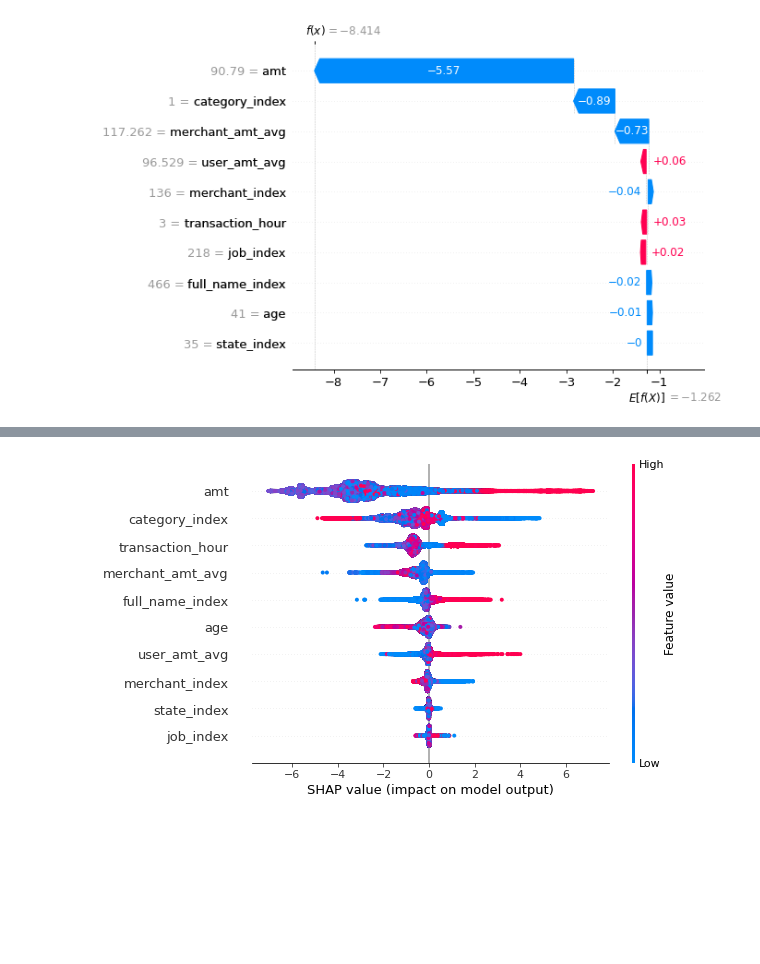
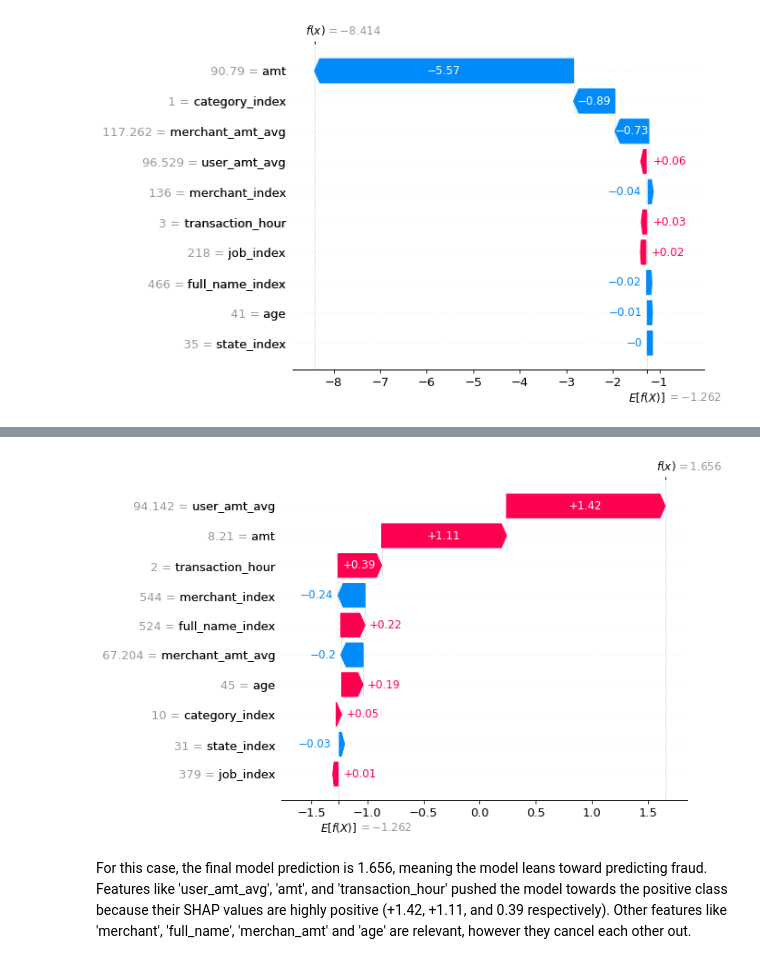
Before and after one commit to antoniocastajr/Fraud-Detection-Using-PySpark, a Jupyter notebook: src/fraud_detection.ipynb, the cells around one changed output, grey strips where cells are left out. Saved outputs shown, nothing was run; the diff lists cells and outputs as text; code cells hidden in the pictures; blank space fills up the shorter version.

Commit message:
SHAP

```diff
--- a/src/fraud_detection.ipynb
+++ b/src/fraud_detection.ipynb
@@ -1261,4 +1276,6 @@ shap.plots.waterfall(shap_values[0])
 # %%
-shap.plots.beeswarm(shap_values)
+shap.plots.waterfall(shap_values[69])
 # %% [output]
-[figure, old version]
+[figure, new version]
+# %% [markdown]
+For this case, the final model prediction is 1.656, meaning the model leans toward predicting fraud. Features like 'user_amt_avg', 'amt', and 'transaction_hour' pushed the model towards the positive class because their SHAP values are highly positive (+1.42, +1.11, and 0.39 respectively). Other features like 'merchant', 'full_name', 'merchan_amt' and 'age' are relevant, however they cancel each other out.
```
Also changed, not shown: parts of 6 cells of this notebook.
